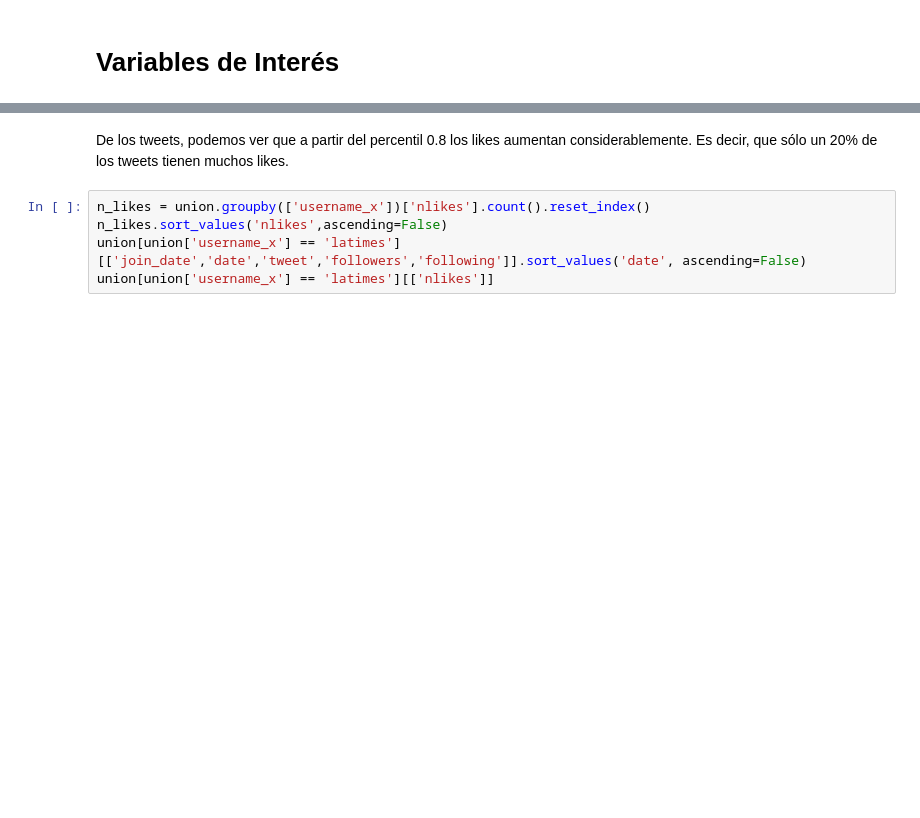
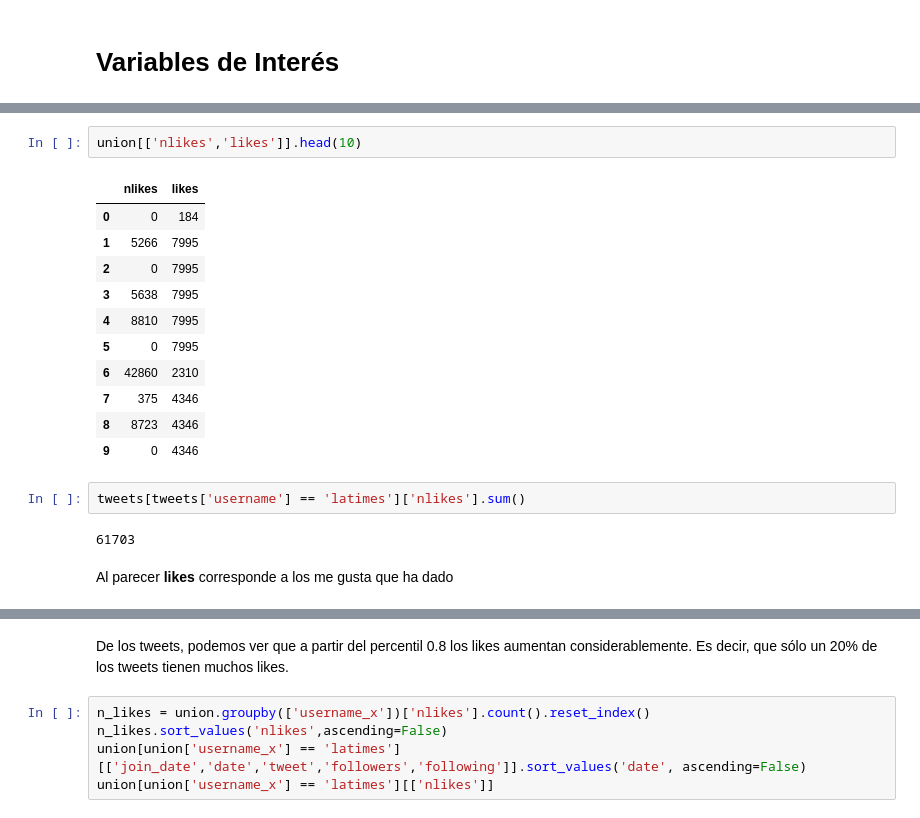
Before and after one commit to julianmelero/twitter-ai, a Jupyter notebook: Analysis/basic.ipynb, the cells around one changed output, grey strips where cells are left out. Cells and saved outputs as stored; diff of their text form; blank space fills up the shorter version.

Commit message:
Likes vs nlikes

```diff
--- a/Analysis/basic.ipynb
+++ b/Analysis/basic.ipynb
@@ -165,0 +196,20 @@ union.to_csv("union.csv",sep=";", index=False)
+# %%
+union[['nlikes','likes']].head(10)
+# %% [output]
+|  | nlikes | likes |
+| 0 | 0 | 184 |
+| 1 | 5266 | 7995 |
+| 2 | 0 | 7995 |
+| 3 | 5638 | 7995 |
+| 4 | 8810 | 7995 |
+| 5 | 0 | 7995 |
+| 6 | 42860 | 2310 |
+| 7 | 375 | 4346 |
+| 8 | 8723 | 4346 |
+| 9 | 0 | 4346 |
+# %%
+tweets[tweets['username'] == 'latimes']['nlikes'].sum()
+# %% [output]
+61703
+# %% [markdown]
+Al parecer **likes** corresponde a los me gusta que ha dado
```
Also changed, not shown: parts of 15 cells of this notebook.
